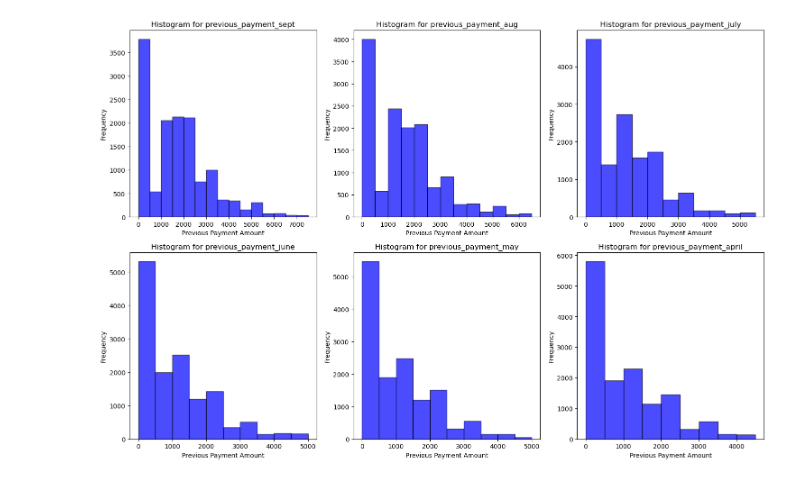
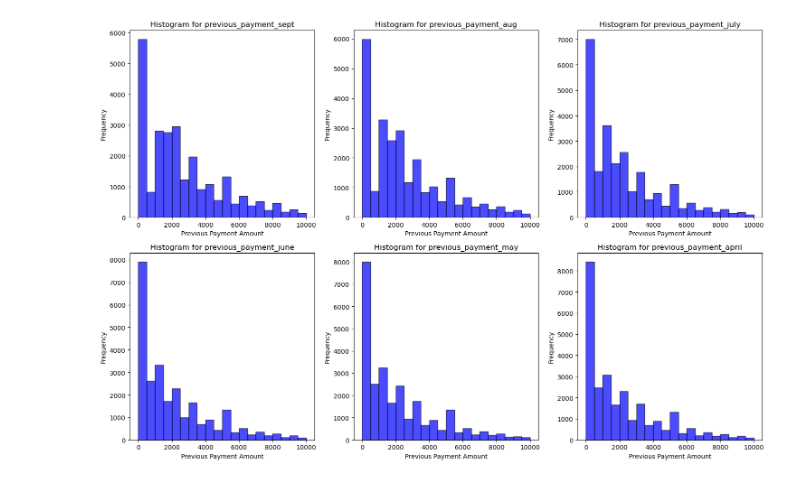
Before and after one commit to leoadkn/Springboard-Capstone-2, a Jupyter notebook: EDA Capstone project #2.ipynb, the cells around one changed output. Cells and saved outputs as stored; diff of their text form; code cells hidden in the pictures.

```diff
--- a/EDA Capstone project #2.ipynb
+++ b/EDA Capstone project #2.ipynb
@@ -219,24 +219,24 @@ plt.show()
 # %%
 fig, axes = plt.subplots(nrows=2, ncols=3, figsize=(15, 10))
 
+# Plot histogram for each previous_payment variable
 previous_payment_variables = ['previous_payment_sept', 'previous_payment_aug', 'previous_payment_july',
                                'previous_payment_june', 'previous_payment_may', 'previous_payment_april']
 
 for i, variable in enumerate(previous_payment_variables):
 
-    bins = range(min(df1[variable]), max(df1[variable]) + 500, 500)
+    bins = [x for x in range(0, 10001, 500)] + [np.inf]
 
-    # Plot histogram for each previous_payment variable
     axes.flatten()[i].hist(df1[variable], bins=bins, color='blue', edgecolor='black', alpha=0.7)
     axes.flatten()[i].set_title(f'Histogram for {variable}')
     axes.flatten()[i].set_xlabel('Previous Payment Amount')
     axes.flatten()[i].set_ylabel('Frequency')
 
 
 plt.tight_layout()
 plt.show()
 # %% [output]
-[figure, old version]
+[figure, new version]
 # %%
 fig, axes = plt.subplots(nrows=2, ncols=3, figsize=(15, 10))
 
```
Also changed, not shown: parts of 19 cells of this notebook.
